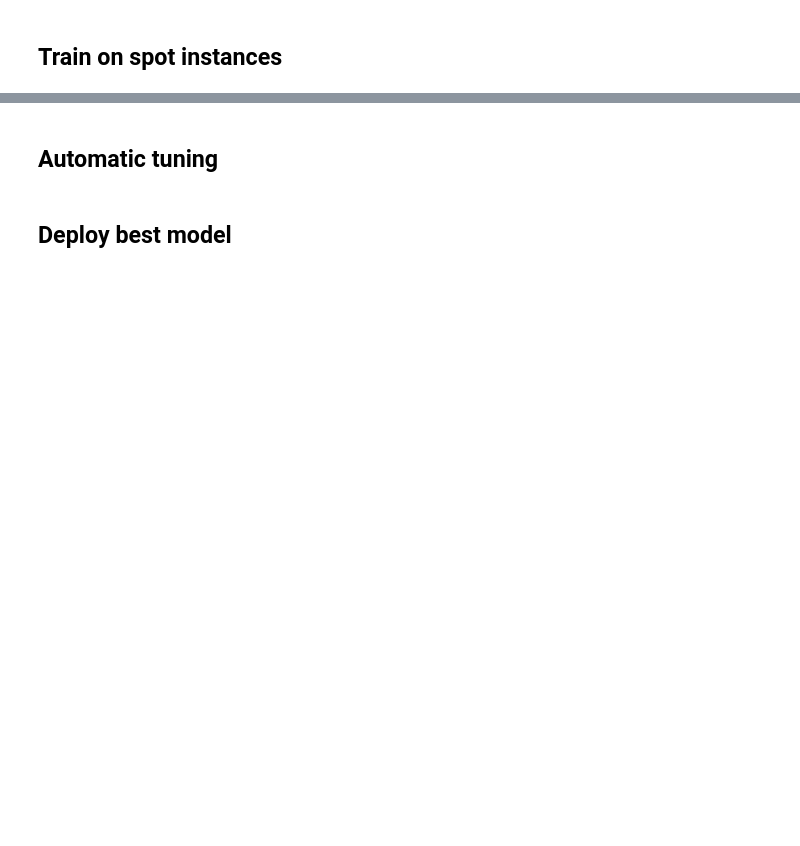
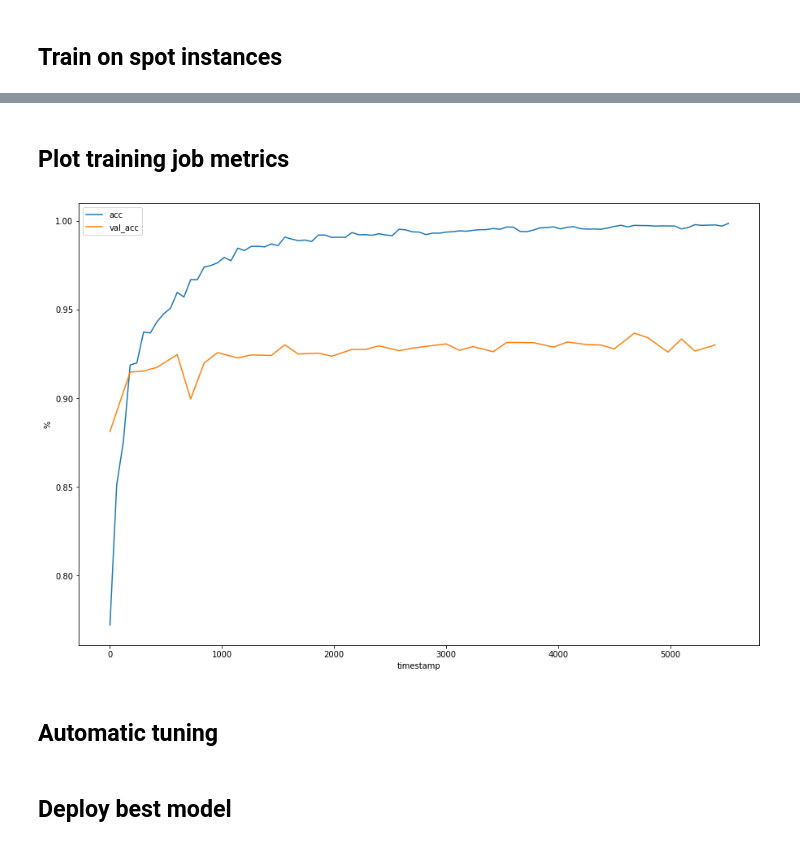
Before and after one commit to rmwenzel/keras_cnn_fashion_mnist, a Jupyter notebook: train_model_sagemaker.ipynb, the cells around one changed output, grey strips where cells are left out. Saved outputs shown, nothing was run; the diff lists cells and outputs as text; code cells hidden in the pictures; blank space fills up the shorter version.

```diff
--- a/train_model_sagemaker.ipynb
+++ b/train_model_sagemaker.ipynb
@@ -116,18 +118,27 @@ class Session(builtins.object)
 # %% [markdown]
 ## Train on spot instances
 # %%
+# objective and metric
+metric_definitions = [ {'Name': 'acc',
+                       'Regex': 'acc: ([0-9\\.]+)'},
+                       {'Name': 'val_acc',
+                       'Regex': 'val_acc: ([0-9\\.]+)'}]
+
+
+hyperparameters = {'epochs': 100, 'batch-size': 128}
+
 # sagemaker estimator
-tf_estimator = TensorFlow(entry_point='keras_cnn_fashion_mnist_aws.py',
-                          role=role,
+tf_estimator = TensorFlow(entry_point='train_script_sagemaker.py',
+                          role=role_name,
                           train_volume_size=1,
                           train_instance_count=1,
                           train_instance_type='ml.m5.xlarge',
                           train_use_spot_instances=True,
                           train_max_wait=86400,
-                          checkpoint_local_path=checkpoint_dir,
+                          model_dir=sm_output_path,
                           framework_version='1.13',
                           py_version='py3',
-                          script_mode=True
+                          script_mode=True,
+                          hyperparameters=hyperparameters,
+                          metric_definitions=metric_definitions
                          )
-# %%
-tf_estimator.fit({'training': training_input_path, 'validation': validation_input_path})
@@ -152,3 +145,31 @@ Epoch 9/50
+# %%
+# train estimator
+input_paths = {'training': training_input_path, 'validation': validation_input_path}
+tf_estimator.fit(input_paths,
+                 wait=False)
+# %% [markdown]
+## Plot training job metrics
+# %%
+metric_names = ['val_acc', 'acc']
+training_job_name = tf_estimator.latest_training_job.name
+metrics_df = TrainingJobAnalytics(training_job_name=training_job_name,
+                                         metric_names=metric_names).dataframe()
+# %%
+def plot_metrics(metrics_df):
+    plt.figure(figsize=(15, 10))
+    mask = metrics_df['metric_name'] == 'acc'
+    x, y = metrics_df[mask]['timestamp'], metrics_df[mask]['value']
+    plt.plot(x, y, label='acc')
+    mask = metrics_df['metric_name'] == 'val_acc'
+    x, y = metrics_df[mask]['timestamp'], metrics_df[mask]['value']
+    plt.plot(x, y, label='val_acc')
+    plt.xlabel('timestamp')
+    plt.ylabel('%')
+    plt.legend()
+
+plot_metrics(metrics_df)
+# %% [output]
+[figure, added]
 # %% [markdown]
 ## Automatic tuning
 # %%
```
Also changed, not shown: parts of 16 cells of this notebook, 1 other file.
